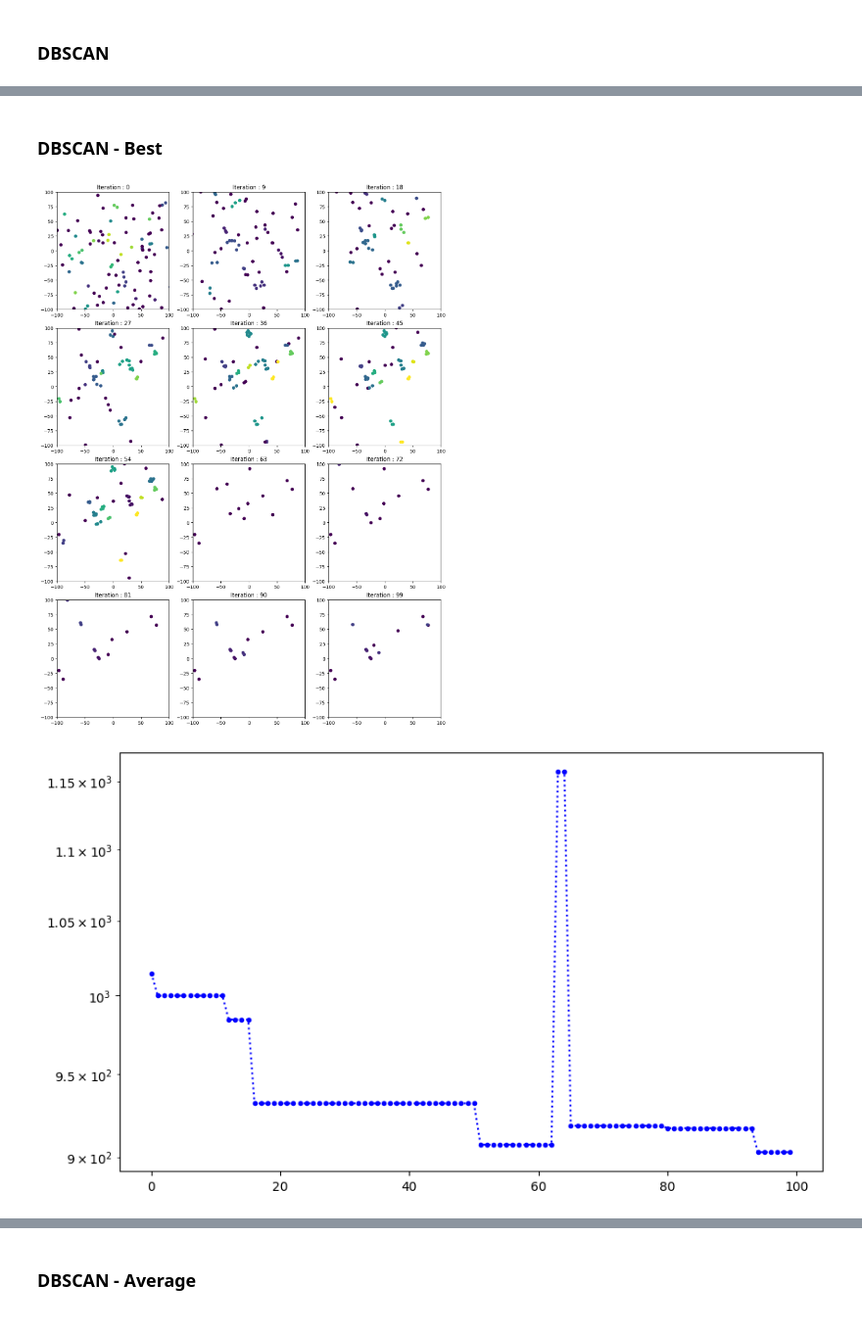
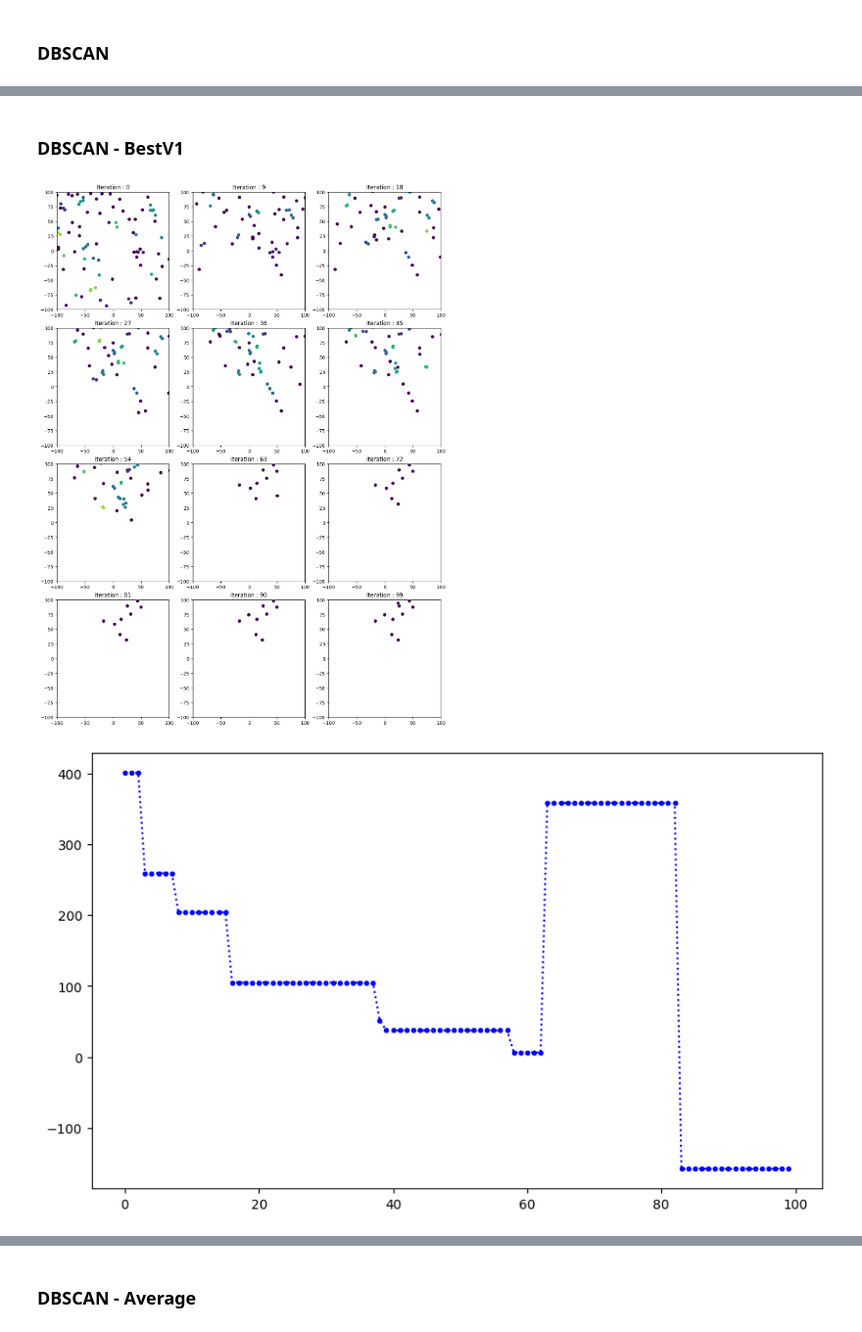
Before and after one commit to alexisuaguilaru/MetaPy, a Jupyter notebook: Testing/test_DifferentialEvolution.ipynb, the cells around one changed output, grey strips where cells are left out. Shown: that part at 98% size. Cells and saved outputs as stored; diff of their text form; code cells hidden in the pictures.

Commit message:
TEST diff evol clustering best V2

```diff
--- a/Testing/test_DifferentialEvolution.ipynb
+++ b/Testing/test_DifferentialEvolution.ipynb
@@ -21,28 +38,3 @@ from PlottingFunctions import PlottingSnapshots , PlottingOptimalsFound
-# %%
-def objectiveFunctionCEC(functionNumber:str,yearCEC:str='2017',dimension:int=2):
-    """
-        Function wrapper to return the CEC's function with the given parameters
-        -- functionNumber : Function's number
-        -- yearCEC : Function's year which belongs
-        -- dimension : Function's dimensions
-    """
-    function = get_functions_by_classname(f'F{functionNumber}{yearCEC}')[0](ndim=dimension)
-    def objectiveFunction_inner(solutionVector):
-        return function.evaluate(solutionVector)
-    return objectiveFunction_inner
-# %%
-def individual(lower_bound:float=-100,upper_bound:float=100,dimension:int=2):
-    """
-        Function to create a random individual
-        -- lower_bound : Minimum value to each individual's component
-        -- upper_bound : Maximum value to each individual's component
-        -- dimension : Individual's dimension
-    """
-    def individual_inner():
-        from numpy import random
-        individual = random.default_rng().uniform(lower_bound,upper_bound,dimension)
-        return individual
-    return individual_inner
 # %% [markdown]
 ## Differential Evolution
 # %%
@@ -111,5 +103,5 @@ PlottingOptimalsFound(snapshots_clust_dbscan,YScale='log')
 # %% [markdown]
-### DBSCAN - Best
+### DBSCAN - BestV1
 # %%
 # Init Diff Evol Clustering Best with DBSCAN
 functionNumber = '9'
@@ -121,7 +113,7 @@ initializeIndividual = individual(lower,upper,dimension)
 
 clusteringAlgorithm = cluster.dbscan
 
-DiffEvol_ClustBest_dbscan = DifferentialEvolution_ClusteringBest(objectiveFunction,initializeIndividual,clusteringAlgorithm)
+DiffEvol_ClustBest_dbscan = DifferentialEvolution_ClusteringBestV1(objectiveFunction,initializeIndividual,clusteringAlgorithm)
 # %%
 #Calling Diff Evol Clustering Best
 iterations = 100
@@ -138,10 +130,10 @@ Scatter_kw = {'vmin':-1,'vmax':20,'cmap':'viridis'}
 
 PlottingSnapshots(snapshots_clustbest_dbscan,9,SubPlot_kw,Scatter_kw=Scatter_kw)
 # %% [output]
-[figure, old version]
+[figure, new version]
 # %%
 #Plotting of optimal values at each iteration
 
-PlottingOptimalsFound(snapshots_clustbest_dbscan,YScale='log')
+PlottingOptimalsFound(snapshots_clustbest_dbscan,YScale='linear')
 # %% [output]
-[figure, old version]
+[figure, new version]
```
Also changed, not shown: parts of 15 cells of this notebook.
